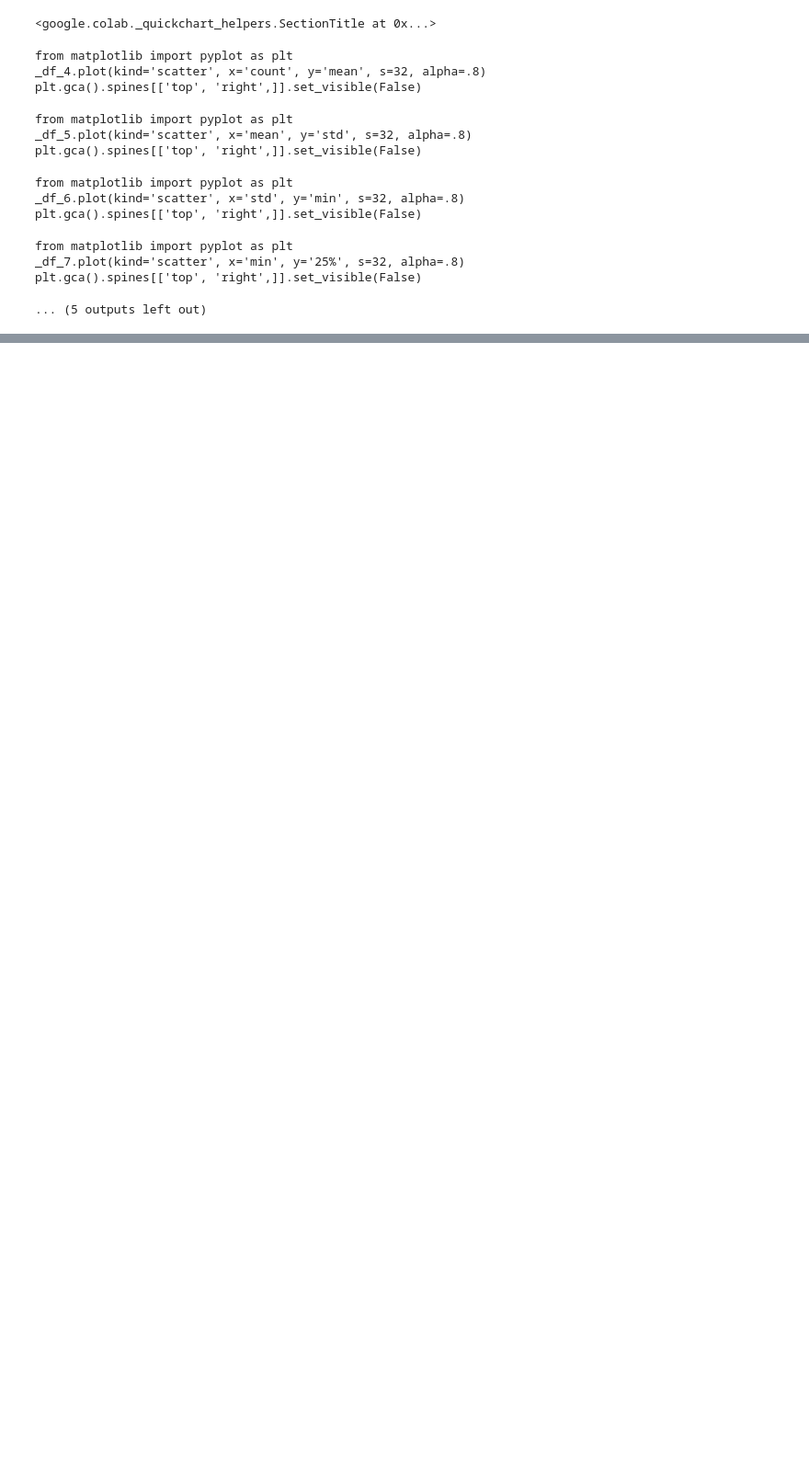
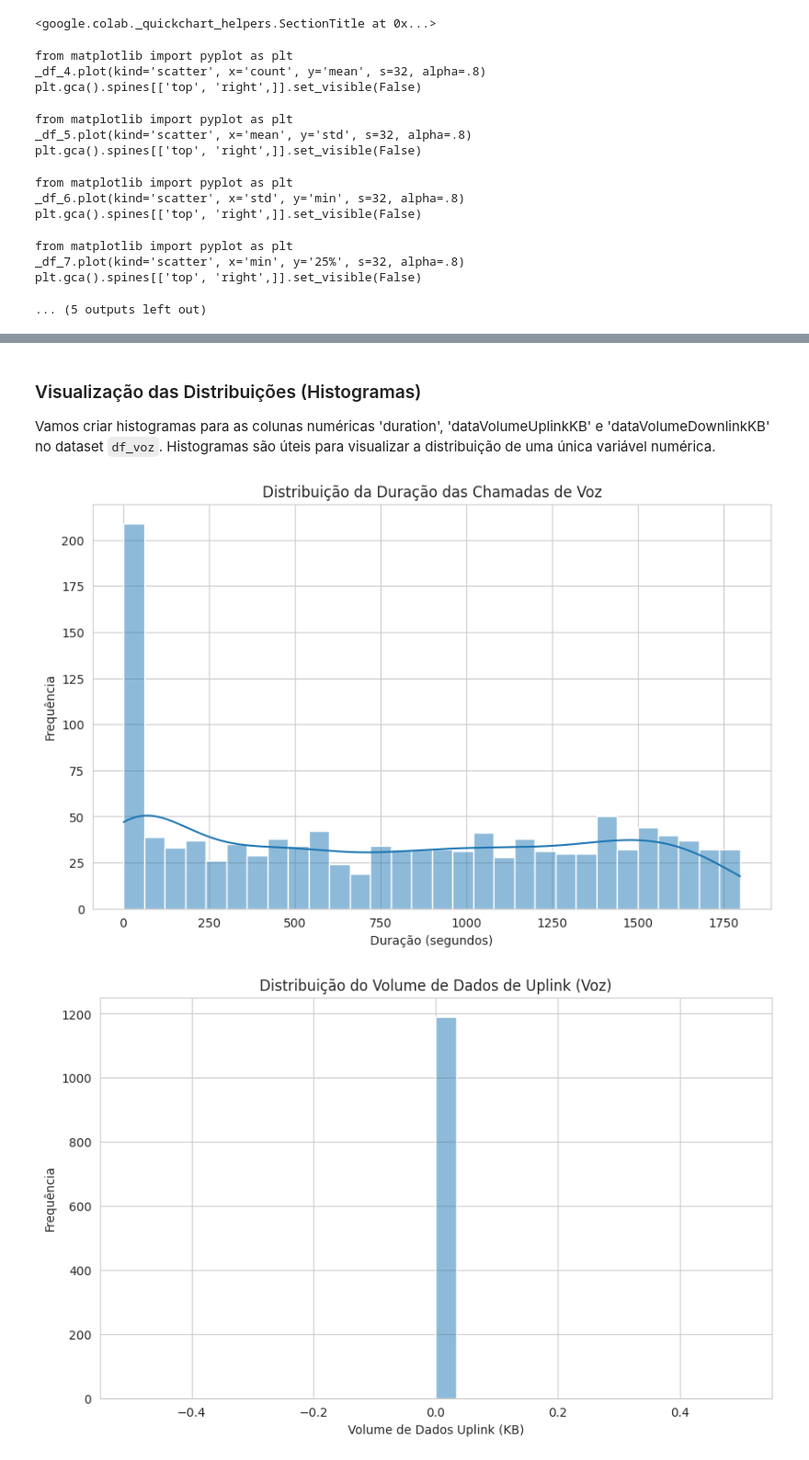
Before and after one commit to AntonioJorg/CDR, a Jupyter notebook: Gerador_CDR_aleatorio.ipynb, the cells around one changed output, grey strips where cells are left out. Shown at 92% size. Cells and saved outputs as stored; diff of their text form; code cells hidden in the pictures; blank space fills up the shorter version.

```diff
--- a/Gerador_CDR_aleatorio.ipynb
+++ b/Gerador_CDR_aleatorio.ipynb
@@ -497,0 +533,37 @@ NameError: name '_df_voz' is not defined
+# %% [markdown]
+### Visualização das Distribuições (Histogramas)
+
+Vamos criar histogramas para as colunas numéricas 'duration', 'dataVolumeUplinkKB' e 'dataVolumeDownlinkKB' no dataset `df_voz`. Histogramas são úteis para visualizar a distribuição de uma única variável numérica.
+# %%
+import matplotlib.pyplot as plt
+import seaborn as sns
+
+# Configurar o estilo dos gráficos
+sns.set_style("whitegrid")
+
+# Histograma da duração das chamadas
+plt.figure(figsize=(10, 6))
+sns.histplot(df_voz['duration'], bins=30, kde=True)
+plt.title('Distribuição da Duração das Chamadas de Voz')
+plt.xlabel('Duração (segundos)')
+plt.ylabel('Frequência')
+plt.show()
+
+# Histograma do volume de dados de uplink
+plt.figure(figsize=(10, 6))
+sns.histplot(df_voz['dataVolumeUplinkKB'], bins=30, kde=True)
+plt.title('Distribuição do Volume de Dados de Uplink (Voz)')
+plt.xlabel('Volume de Dados Uplink (KB)')
+plt.ylabel('Frequência')
+plt.show()
+
+# Histograma do volume de dados de downlink
+plt.figure(figsize=(10, 6))
+sns.histplot(df_voz['dataVolumeDownlinkKB'], bins=30, kde=True)
+plt.title('Distribuição do Volume de Dados de Downlink (Voz)')
+plt.xlabel('Volume de Dados Downlink (KB)')
+plt.ylabel('Frequência')
+plt.show()
+# %% [output]
+[figure, added]
+[figure, added]
```
Also changed, not shown: parts of 48 cells of this notebook.
